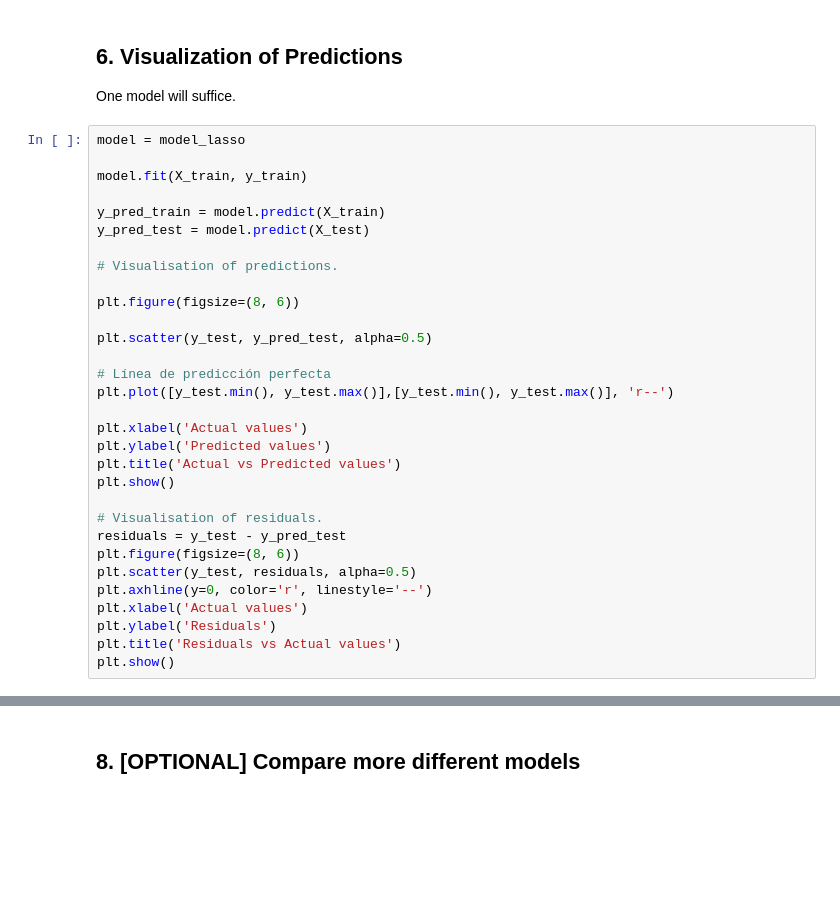
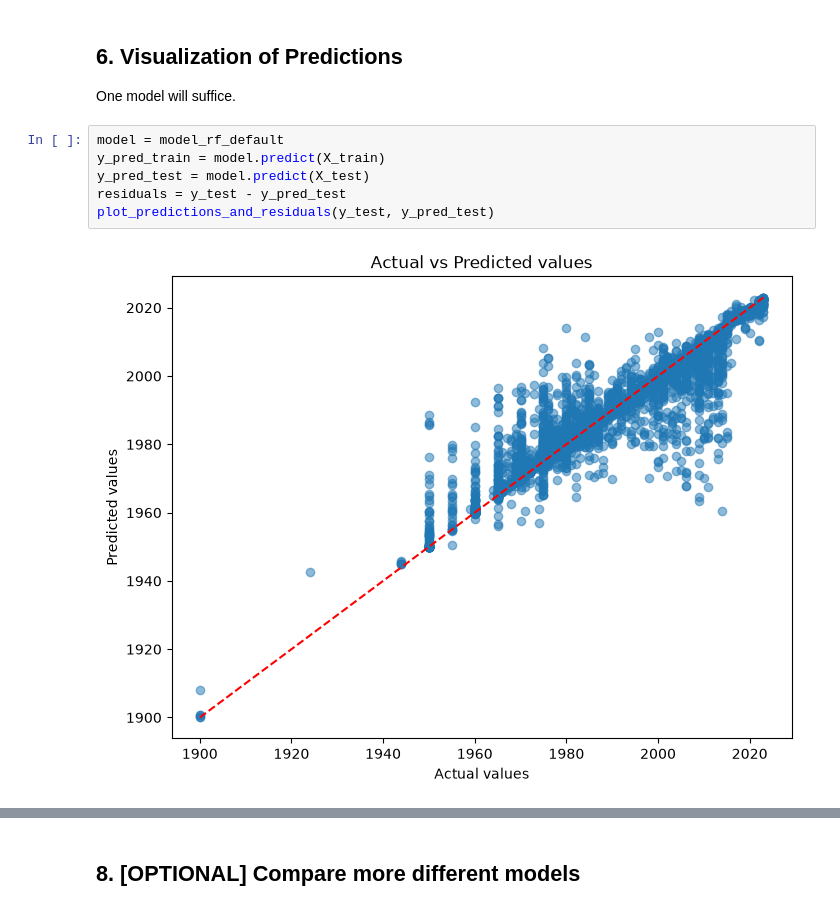
Before and after one commit to laumxt/ML-1, a Jupyter notebook: Notebooks/ML12_GridSearch_RandomForest_Eng_Alexia.ipynb, the cells around one changed output, grey strips where cells are left out. Drawn from its saved outputs; the diff is of its cells as text; blank space fills up the shorter version.

```diff
--- a/Notebooks/ML12_GridSearch_RandomForest_Eng_Alexia.ipynb
+++ b/Notebooks/ML12_GridSearch_RandomForest_Eng_Alexia.ipynb
@@ -904,33 +1026,10 @@ for name, model in models.items():
 ## 6. Visualization of Predictions
 One model will suffice.
 # %%
-model = model_lasso
-
-model.fit(X_train, y_train)
-
+model = model_rf_default
 y_pred_train = model.predict(X_train)
 y_pred_test = model.predict(X_test)
-
-# Visualisation of predictions.
-
-plt.figure(figsize=(8, 6))
-
-plt.scatter(y_test, y_pred_test, alpha=0.5)
-
-# Línea de predicción perfecta
-plt.plot([y_test.min(), y_test.max()],[y_test.min(), y_test.max()], 'r--')
-
-plt.xlabel('Actual values')
-plt.ylabel('Predicted values')
-plt.title('Actual vs Predicted values')
-plt.show()
-
-# Visualisation of residuals.
 residuals = y_test - y_pred_test
-plt.figure(figsize=(8, 6))
-plt.scatter(y_test, residuals, alpha=0.5)
-plt.axhline(y=0, color='r', linestyle='--')
-plt.xlabel('Actual values')
-plt.ylabel('Residuals')
-plt.title('Residuals vs Actual values')
-plt.show()
+plot_predictions_and_residuals(y_test, y_pred_test)
+# %% [output]
+[figure, added]
```
Also changed, not shown: parts of 18 cells of this notebook, 5 other files.
